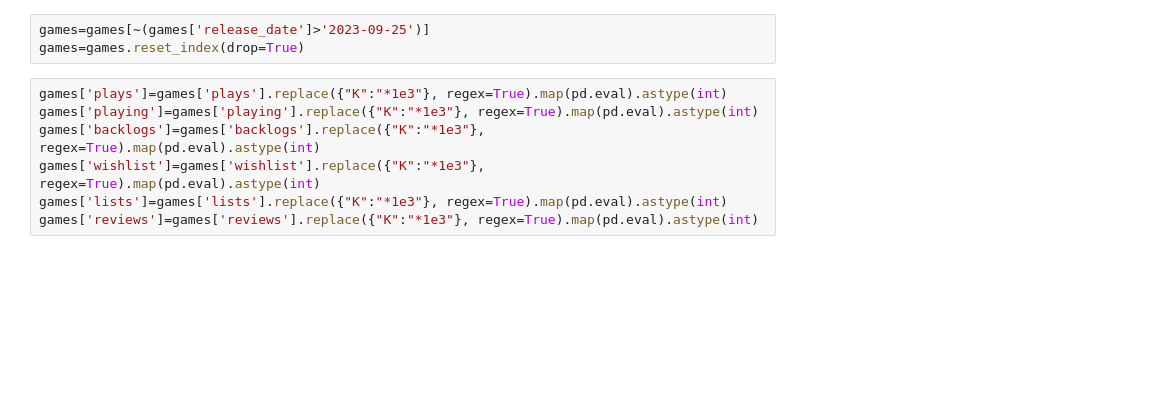
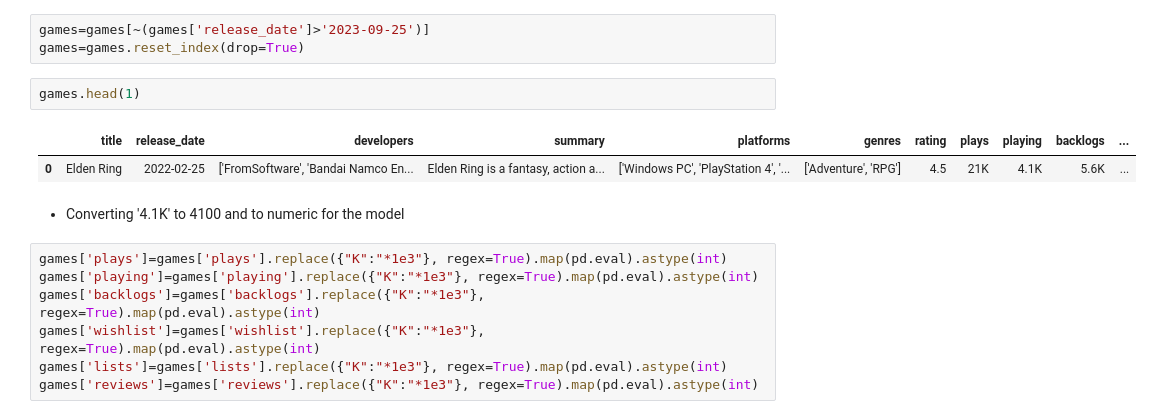
Before and after one commit to jaineeldesai/Game-Recommender, a Jupyter notebook: cleaning_main.ipynb, the cells around one changed output. Drawn from its saved outputs; the diff is of its cells as text; blank space fills up the shorter version.

```diff
--- a/cleaning_main.ipynb
+++ b/cleaning_main.ipynb
@@ -32,6 +83,13 @@ games['release_date']=pd.to_datetime(games['release_date'])
 # %%
 games=games[~(games['release_date']>'2023-09-25')]
 games=games.reset_index(drop=True)
+# %%
+games.head(1)
+# %% [output]
+|  | title | release_date | developers | summary | platforms | genres | rating | plays | playing | backlogs | ... |
+| 0 | Elden Ring | 2022-02-25 | ['FromSoftware', 'Bandai Namco En... | Elden Ring is a fantasy, action a... | ['Windows PC', 'PlayStation 4', '... | ['Adventure', 'RPG'] | 4.5 | 21K | 4.1K | 5.6K | ... |
+# %% [markdown]
+- Converting '4.1K' to 4100 and to numeric for the model
 # %%
 games['plays']=games['plays'].replace({"K":"*1e3"}, regex=True).map(pd.eval).astype(int)
 games['playing']=games['playing'].replace({"K":"*1e3"}, regex=True).map(pd.eval).astype(int)
```
Also changed, not shown: parts of 36 cells of this notebook, 1 other file.
